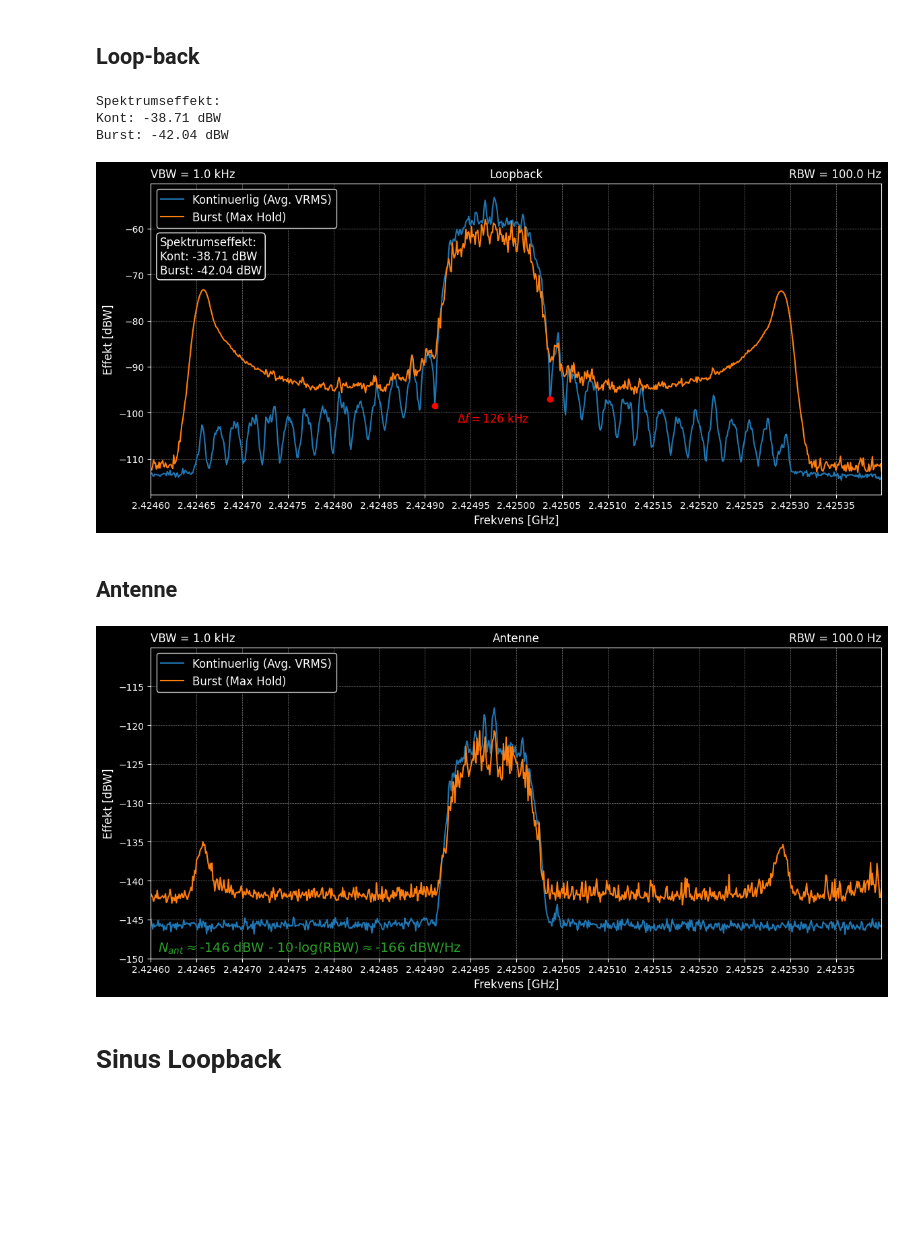
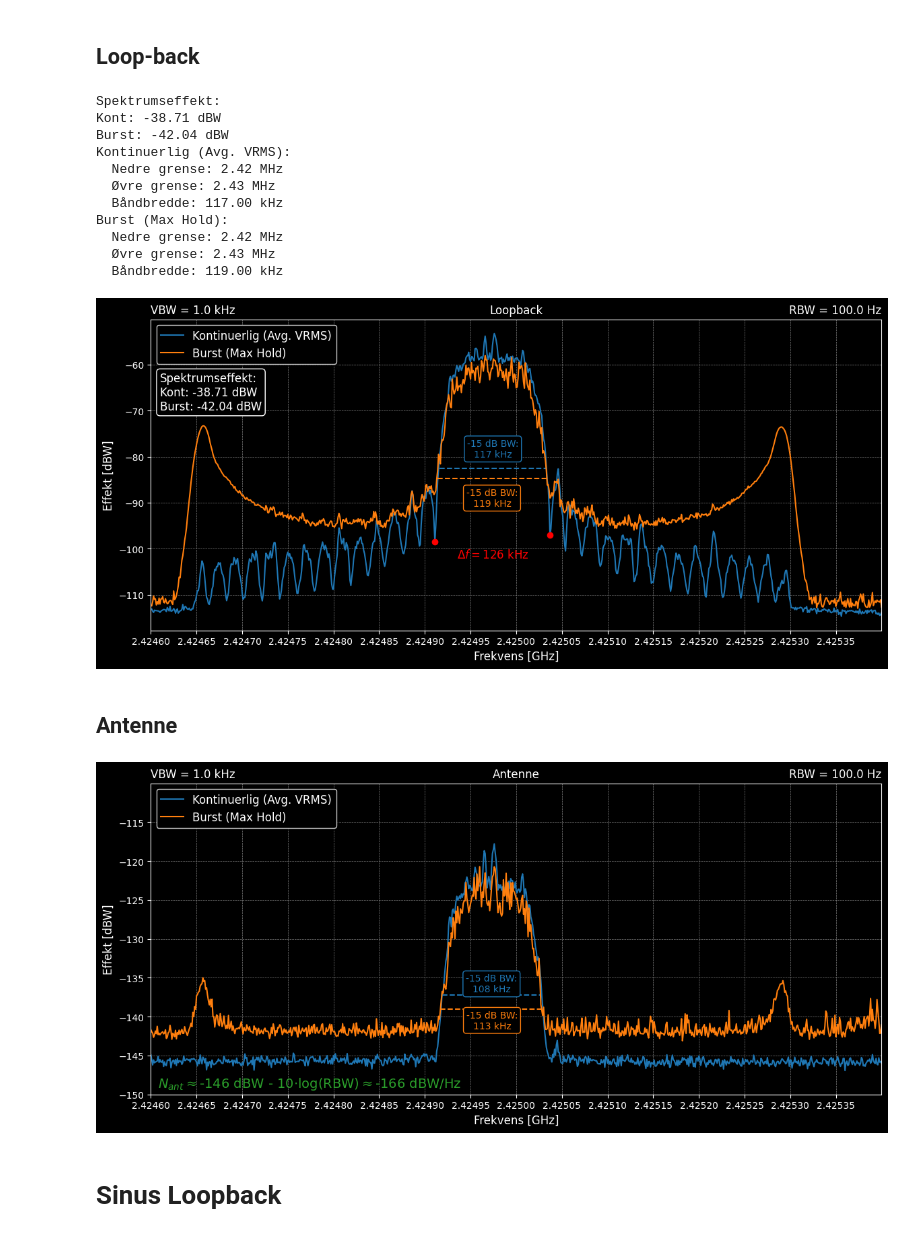
Before and after one commit to SkaugJr/TTT4145-Radiokommunikasjon, a Jupyter notebook: Prosjekt/Spektrum.ipynb, the cells around one changed output. Drawn from its saved outputs; the diff is of its cells as text; code cells hidden in the pictures; blank space fills up the shorter version.

```diff
--- a/Prosjekt/Spektrum.ipynb
+++ b/Prosjekt/Spektrum.ipynb
@@ -129,37 +171,76 @@ minima_idx   = df_win.index[locs]
 minima_freqs = df0.loc[minima_idx, 'Frequency[GHz]']
 minima_pows  = df0.loc[minima_idx, 'Power [dBW]']
 
-bw_threshold = -85
+bw_threshold = -15
 bws = {}
+freqs_upper = {}
+freqs_lower = {}
+for key in keys:
+    df = spektrum[key]
+
+    # Frekvens- og effektfilter
+    freq_mask = df['Frequency[GHz]'].between(2.42491, 2.42504)
+    power_mask = df['Power [dBW]'] > df['Power [dBW]'].rolling(window=150,center=True).mean().max() + bw_threshold
+    mask = freq_mask & power_mask
+
+    # Øvre og nedre frekvens (i MHz)
+    freqs_upper[key] = df.loc[mask, 'Frequency[GHz]'].max()
+    freqs_lower[key] = df.loc[mask, 'Frequency[GHz]'].min()
+
+    # Båndbredde i kHz
+    bws[key] = (freqs_upper[key] - freqs_lower[key]) * 1e6 # allerede i MHz, så resultat blir i kHz
+
+    print(f"{key}:")
+    print(f"  Nedre grense: {freqs_lower[key]:.2f} MHz")
+    print(f"  Øvre grense: {freqs_upper[key]:.2f} MHz")
+    print(f"  Båndbredde: {bws[key]:.2f} kHz")
 
 colors = ['tab:blue', 'tab:orange']
 plt.figure(figsize=(14,6))
 for key, color in zip(keys, colors):
+    bw_yline = spektrum[key]['Power [dBW]'].rolling(window=150,center=True).mean().max()+bw_threshold
     plt.plot(spektrum[key]['Frequency[GHz]'], spektrum[key]['Power [dBW]'], linestyle='-', color=color, label=key)
+    plt.plot([freqs_lower[key], freqs_upper[key]], [bw_yline, bw_yline], linestyle='--', color=color, alpha=1)
+    if key == keys[0]:
+        va_obj = 'bottom'
+        y_obj = 1
+    else:
+        va_obj = 'top'
+        y_obj = -1
+    plt.annotate(f'{bw_threshold} dB BW:\n{bws[key]:.0f} kHz', xy=((freqs_upper[key]+freqs_lower[key])/2, bw_yline), xytext=(0, y_obj*10), textcoords='offset points',
+                 fontsize=10, ha='center', va=va_obj, color=color, bbox=dict(boxstyle="round,pad=0.3", edgecolor=color, facecolor='black'))
 
 plt.scatter(minima_freqs, minima_pows, color='red', marker='o',zorder=2)
 plt.annotate(r'$\Delta f ='+f'{(minima_freqs.iloc[1]-minima_freqs.iloc[0])*1e6:.0f}$ kHz', xy=((minima_freqs.iloc[1]+minima_freqs.iloc[0])/2, minima_pows.iloc[0]), xytext=(0.5, -20), textcoords='offset points',
             fontsize=12, ha='center', va='bottom', color='red')
 
 plt.annotate('RBW = {:.1f} Hz'.format(RBW), xy=(1, 1.01), xycoords='axes fraction', fontsize=12, ha='right', va='bottom')
 plt.annotate('VBW = {:.1f} kHz'.format(VBW/1000), xy=(0, 1.01), xycoords='axes fraction', fontsize=12, ha='left', va='bottom')
 plt.annotate('Loopback', xy=(0.5, 1.01), xycoords='axes fraction', fontsize=12, ha='center', va='bottom')
 
 plt.annotate(P_ut_str, xy=(0.0125, 0.83), xycoords='axes fraction', fontsize=12, ha='left', va='top',bbox=dict(boxstyle="round,pad=0.3", edgecolor='white', facecolor='black'))
 
 plt.grid(color='gray', linestyle='--', linewidth=0.5)
 plt.ylabel('Effekt [dBW]', fontsize=12)
 plt.xlabel('Frekvens [GHz]', fontsize=12)
 plt.xticks(np.arange(2.4246, 2.4254, 0.00005))
 plt.xlim(2.4246, 2.4254)
 plt.legend(loc='upper left', fontsize=12, shadow=True, fancybox=True)
 plt.savefig('Figurer/LoopbackSpektrum.pdf', bbox_inches='tight')
 plt.show()
 # %% [output]
 Spektrumseffekt:
 Kont: -38.71 dBW
 Burst: -42.04 dBW
+Kontinuerlig (Avg. VRMS):
+  Nedre grense: 2.42 MHz
+  Øvre grense: 2.43 MHz
+  Båndbredde: 117.00 kHz
+Burst (Max Hold):
+  Nedre grense: 2.42 MHz
+  Øvre grense: 2.43 MHz
+  Båndbredde: 119.00 kHz
-[figure, old version]
+[figure, new version]
 # %% [markdown]
 ## Antenne
 # %%
@@ -185,11 +266,41 @@ for file_path, key in zip(file_paths, keys):
     spektrum[key]['Power [dBW]'] = spektrum[key]['Power [dBW]']
 
 
+bw_threshold = -15
+bws = {}
+freqs_upper = {}
+freqs_lower = {}
+for key in keys:
+    df = spektrum[key]
+
+    # Frekvens- og effektfilter
+    freq_mask = df['Frequency[GHz]'].between(2.4248, 2.4251)
+    power_mask = df['Power [dBW]'] > df['Power [dBW]'].rolling(window=50,center=True).mean().max() + bw_threshold
+    mask = freq_mask & power_mask
+
+    # Øvre og nedre frekvens (i MHz)
+    freqs_upper[key] = df.loc[mask, 'Frequency[GHz]'].max()
+    freqs_lower[key] = df.loc[mask, 'Frequency[GHz]'].min()
+
+    # Båndbredde i kHz
+    bws[key] = (freqs_upper[key] - freqs_lower[key]) * 1e6 # allerede i MHz, så resultat blir i kHz
+
+
 
 colors = ['tab:blue', 'tab:orange']
 plt.figure(figsize=(14,6))
 for key, color in zip(keys, colors):
+    bw_yline = spektrum[key]['Power [dBW]'].rolling(window=50,center=True).mean().max()+bw_threshold
     plt.plot(spektrum[key]['Frequency[GHz]'], spektrum[key]['Power [dBW]'], linestyle='-', color=color, label=key)
+    plt.plot([freqs_lower[key], freqs_upper[key]], [bw_yline, bw_yline], linestyle='--', color=color, alpha=1)
+    if key == keys[0]:
+        va_obj = 'bottom'
+        y_obj = 1
+    else:
+        va_obj = 'top'
+        y_obj = -1
+    plt.annotate(f'{bw_threshold} dB BW:\n{bws[key]:.0f} kHz', xy=((freqs_upper[key]+freqs_lower[key])/2, bw_yline), xytext=(0, y_obj*1), textcoords='offset points',
+                 fontsize=10, ha='center', va=va_obj, color=color, bbox=dict(boxstyle="round,pad=0.3", edgecolor=color, facecolor='black'))
 
 plt.annotate(r'$N_{ant}\approx$-146 dBW - 10$\cdot$log(RBW)$\approx$-166 dBW/Hz', xy=(0.01, 0.01), xycoords='axes fraction', fontsize=14, ha='left', va='bottom',color='tab:green')
 
@@ -207,7 +318,7 @@ plt.legend(loc='upper left', fontsize=12, shadow=True, fancybox=True)
 plt.savefig('Figurer/AntenneSpektrum.pdf', bbox_inches='tight')
 plt.show()
 # %% [output]
-[figure, old version]
+[figure, new version]
 # %% [markdown]
 # Sinus Loopback
 # %%
```
Also changed, not shown: parts of 2 cells of this notebook, 4 other files.
